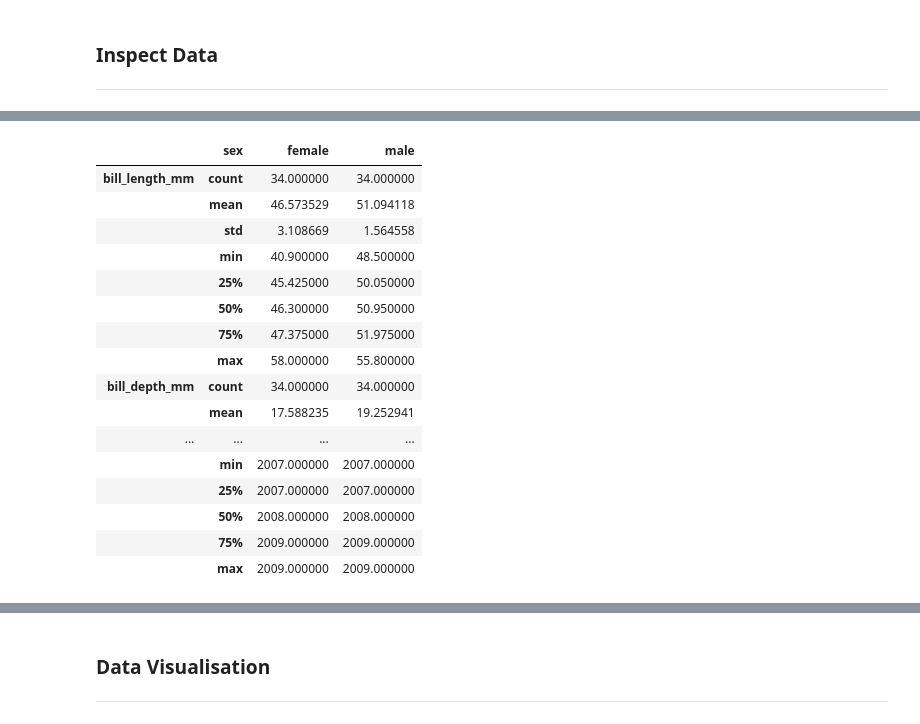
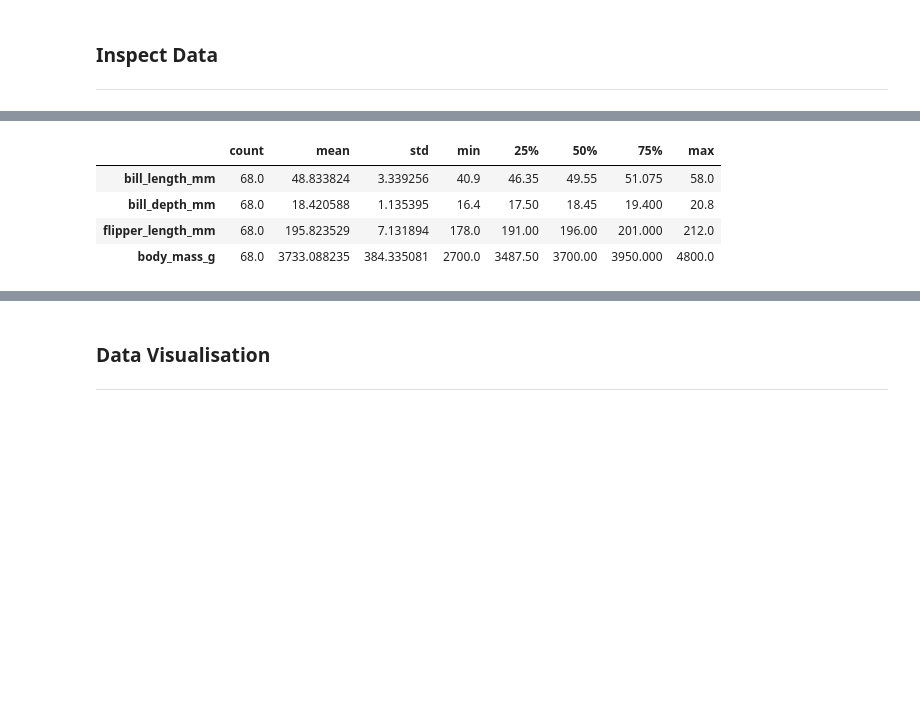
Before and after one commit to RodrigoDMU/MyWorkPDA-Project, a Jupyter notebook: penguins.ipynb, the cells around one changed output, grey strips where cells are left out. Cells and saved outputs as stored; diff of their text form; code cells hidden in the pictures; blank space fills up the shorter version.

```diff
--- a/penguins.ipynb
+++ b/penguins.ipynb
@@ -157,24 +151,12 @@ year                  0
 dtype: int64
 # %%
 # Describe the data set for sex in Chinstrap specie.
-df[df['species']=='Chinstrap'].groupby('sex').describe().transpose()
+df[df['species']=='Chinstrap'].describe().transpose()
 # %% [output]
-|  | sex | female | male |
-| bill_length_mm | count | 34.000000 | 34.000000 |
-|  | mean | 46.573529 | 51.094118 |
-|  | std | 3.108669 | 1.564558 |
-|  | min | 40.900000 | 48.500000 |
-|  | 25% | 45.425000 | 50.050000 |
-|  | 50% | 46.300000 | 50.950000 |
-|  | 75% | 47.375000 | 51.975000 |
-|  | max | 58.000000 | 55.800000 |
-| bill_depth_mm | count | 34.000000 | 34.000000 |
-|  | mean | 17.588235 | 19.252941 |
-| ... | ... | ... | ... |
-|  | min | 2007.000000 | 2007.000000 |
-|  | 25% | 2007.000000 | 2007.000000 |
-|  | 50% | 2008.000000 | 2008.000000 |
-|  | 75% | 2009.000000 | 2009.000000 |
-|  | max | 2009.000000 | 2009.000000 |
+|  | count | mean | std | min | 25% | 50% | 75% | max |
+| bill_length_mm | 68.0 | 48.833824 | 3.339256 | 40.9 | 46.35 | 49.55 | 51.075 | 58.0 |
+| bill_depth_mm | 68.0 | 18.420588 | 1.135395 | 16.4 | 17.50 | 18.45 | 19.400 | 20.8 |
+| flipper_length_mm | 68.0 | 195.823529 | 7.131894 | 178.0 | 191.00 | 196.00 | 201.000 | 212.0 |
+| body_mass_g | 68.0 | 3733.088235 | 384.335081 | 2700.0 | 3487.50 | 3700.00 | 3950.000 | 4800.0 |
 # %%
 # Describe the data set for sex in Gentoo specie.
```
Also changed, not shown: parts of 20 cells of this notebook, 1 other file.
